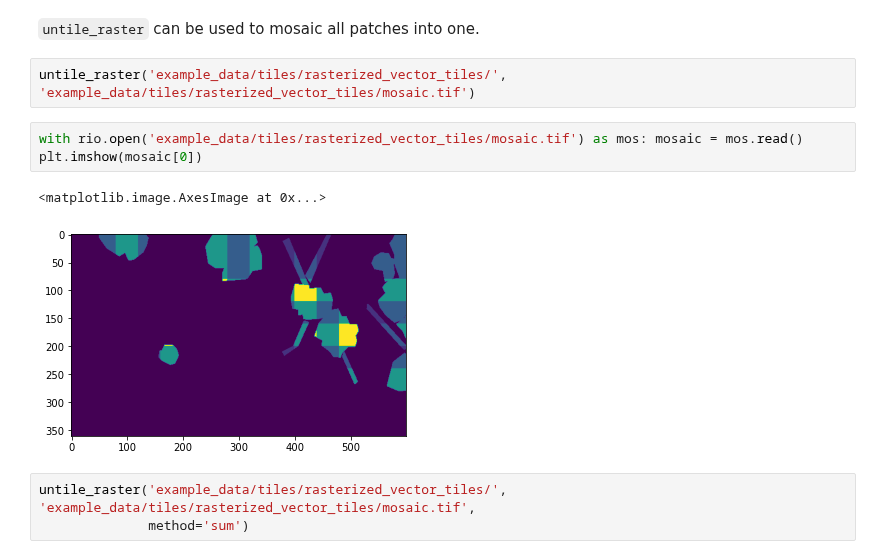
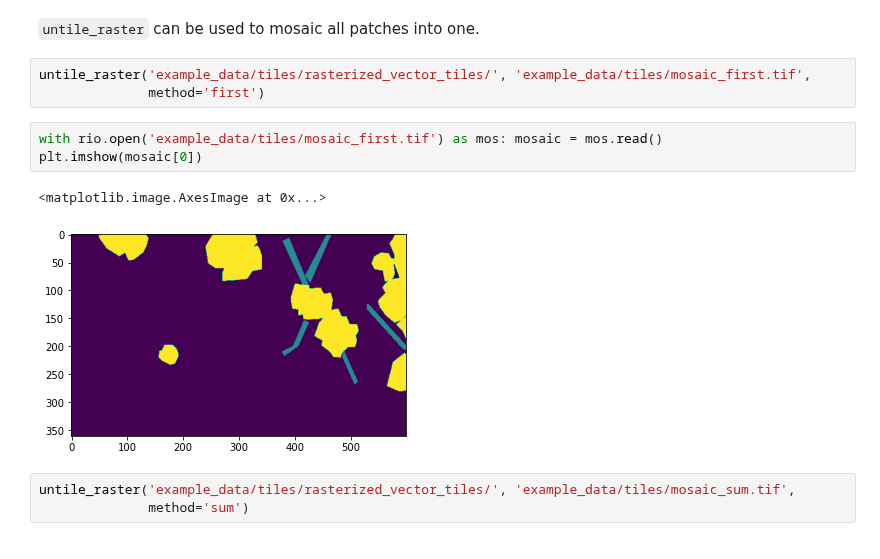
Before and after one commit to mayrajeo/drone_detector, a Jupyter notebook: nbs/01_tiling.ipynb, the cells around one changed output. Cells and saved outputs as stored; diff of their text form.

```diff
--- a/nbs/01_tiling.ipynb
+++ b/nbs/01_tiling.ipynb
@@ -202,14 +224,15 @@ Grid starts from lower left, so it excludes top and right if full sized tiles ca
 # %% [markdown]
 `untile_raster` can be used to mosaic all patches into one.
 # %%
-untile_raster('example_data/tiles/rasterized_vector_tiles/', 'example_data/tiles/rasterized_vector_tiles/mosaic.tif')
+untile_raster('example_data/tiles/rasterized_vector_tiles/', 'example_data/tiles/mosaic_first.tif',
+              method='first')
 # %%
-with rio.open('example_data/tiles/rasterized_vector_tiles/mosaic.tif') as mos: mosaic = mos.read()
+with rio.open('example_data/tiles/mosaic_first.tif') as mos: mosaic = mos.read()
 plt.imshow(mosaic[0])
 # %% [output]
 <matplotlib.image.AxesImage at 0x...>
-[figure, old version]
+[figure, new version]
 # %%
-untile_raster('example_data/tiles/rasterized_vector_tiles/', 'example_data/tiles/rasterized_vector_tiles/mosaic.tif',
+untile_raster('example_data/tiles/rasterized_vector_tiles/', 'example_data/tiles/mosaic_sum.tif',
               method='sum')
 # %%
```
Also changed, not shown: parts of 7 cells of this notebook, 11 other files.
